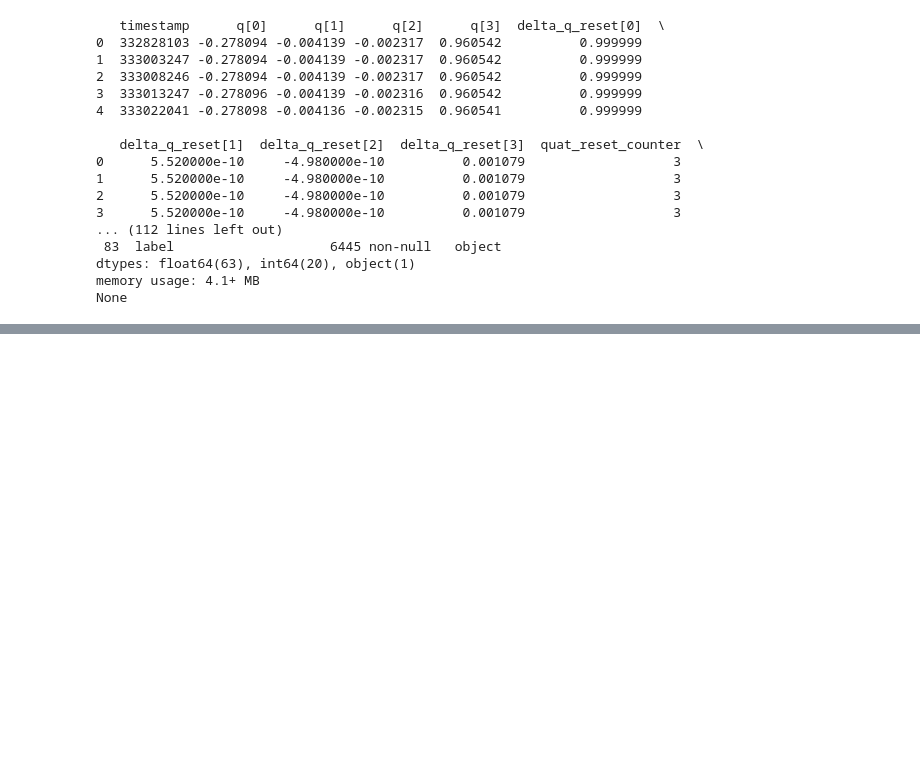
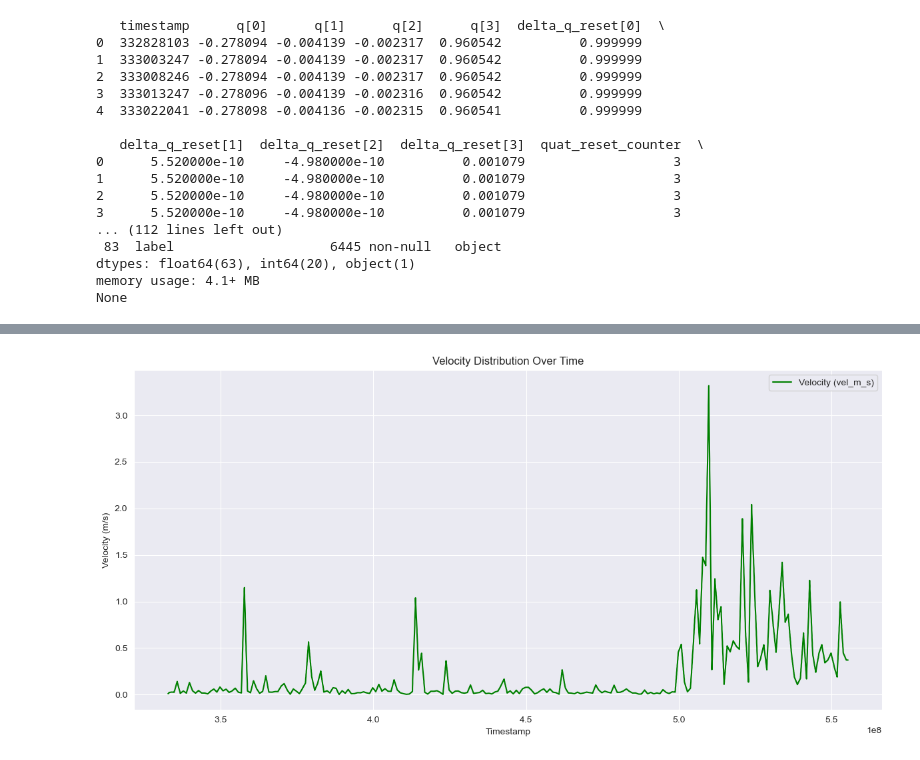
Before and after one commit to Colorado-Mesa-University-Cybersecurity/Image-Based-Intrusion-Detection-System-for-GPS-Spoofing-in-Unmanned-Aerial-Vehicles, a Jupyter notebook: Visualization/VisualizeJammingGPS.ipynb, the cells around one changed output, grey strips where cells are left out. Saved outputs shown, nothing was run; the diff lists cells and outputs as text; code cells hidden in the pictures; blank space fills up the shorter version.

```diff
--- a/Visualization/VisualizeJammingGPS.ipynb
+++ b/Visualization/VisualizeJammingGPS.ipynb
@@ -36,0 +66,12 @@ None
+# %%
+plt.figure(figsize=(12, 6))
+plt.plot(df['timestamp'], df['vel_m_s'], label='Velocity (vel_m_s)', color='green')
+plt.xlabel('Timestamp')
+plt.ylabel('Velocity (m/s)')
+plt.title('Velocity Distribution Over Time')
+plt.legend()
+plt.grid(True)
+plt.tight_layout()
+plt.show()
+# %% [output]
+[figure, added]
```
Also changed, not shown: parts of 9 cells of this notebook.
